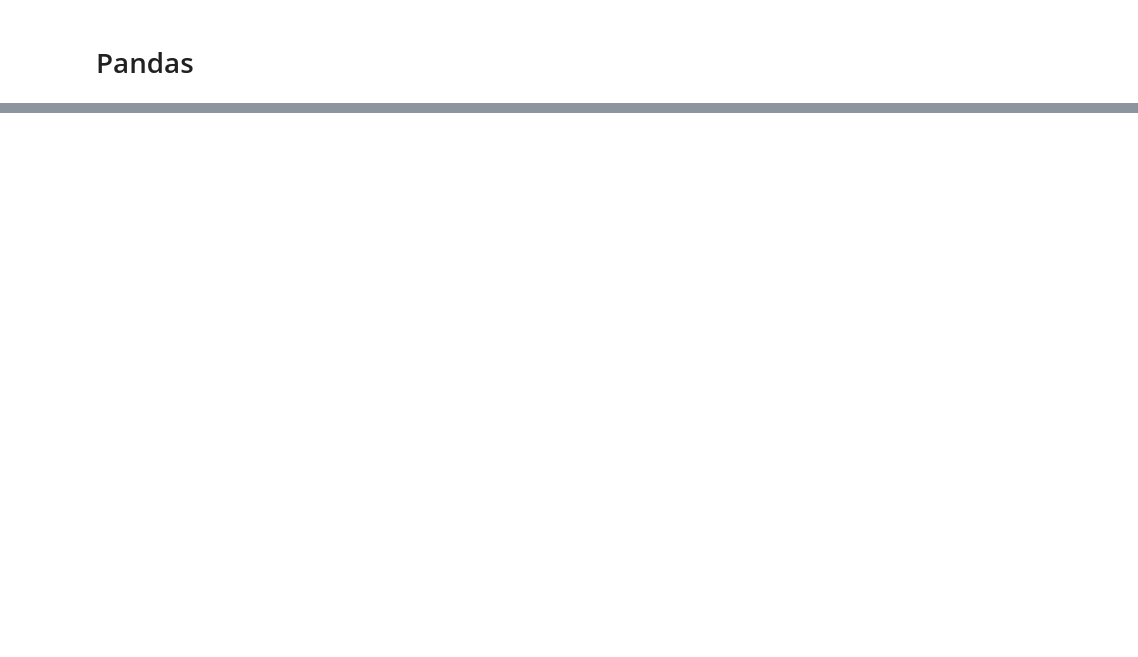
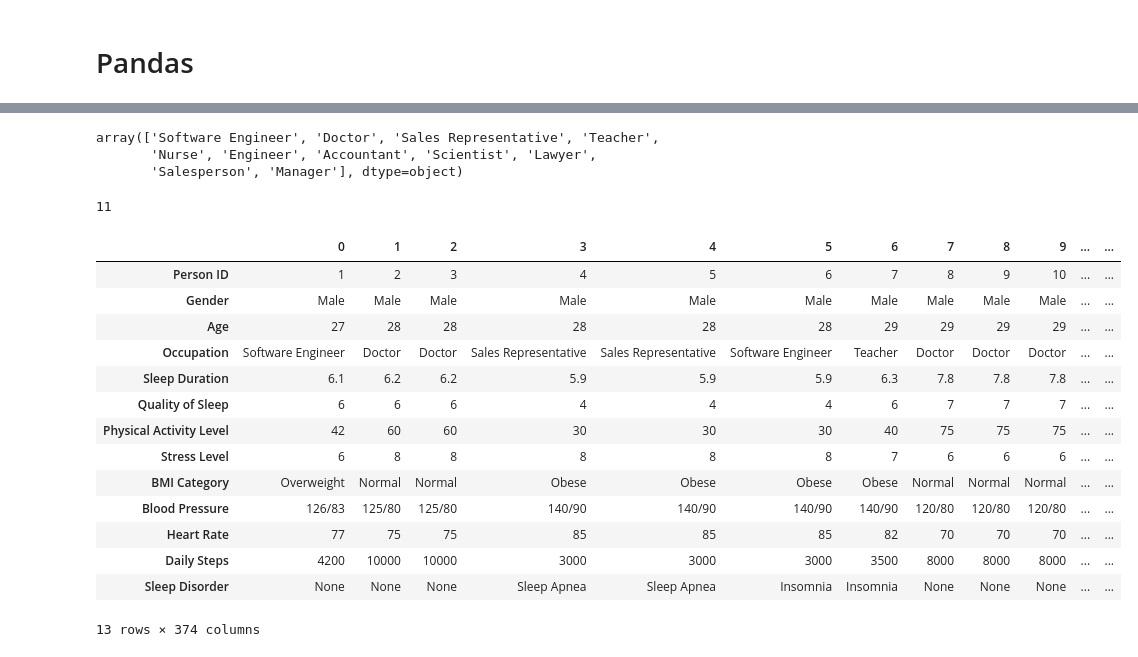
Before and after one commit to AbnGrp/DS_CC, a Jupyter notebook: Pandas/Pandas.ipynb, the cells around one changed output, grey strips where cells are left out. Saved outputs shown, nothing was run; the diff lists cells and outputs as text; code cells hidden in the pictures; blank space fills up the shorter version.

```diff
--- a/Pandas/Pandas.ipynb
+++ b/Pandas/Pandas.ipynb
@@ -20,0 +166,34 @@ df=pd.read_csv("Sleep_health_and_lifestyle_dataset.csv")
+# %%
+#Gets the unique values in a column
+
+df["Occupation"].unique()
+# %% [output]
+array(['Software Engineer', 'Doctor', 'Sales Representative', 'Teacher',
+       'Nurse', 'Engineer', 'Accountant', 'Scientist', 'Lawyer',
+       'Salesperson', 'Manager'], dtype=object)
+# %%
+#Gets the count of unique values in a column
+
+df["Occupation"].nunique()
+# %% [output]
+11
+# %%
+#Transposing our data
+
+df.T
+# %% [output]
+|  | 0 | 1 | 2 | 3 | 4 | 5 | 6 | 7 | 8 | 9 | ... | ... |
+| Person ID | 1 | 2 | 3 | 4 | 5 | 6 | 7 | 8 | 9 | 10 | ... | ... |
+| Gender | Male | Male | Male | Male | Male | Male | Male | Male | Male | Male | ... | ... |
+| Age | 27 | 28 | 28 | 28 | 28 | 28 | 29 | 29 | 29 | 29 | ... | ... |
+| Occupation | Software Engineer | Doctor | Doctor | Sales Representative | Sales Representative | Software Engineer | Teacher | Doctor | Doctor | Doctor | ... | ... |
+| Sleep Duration | 6.1 | 6.2 | 6.2 | 5.9 | 5.9 | 5.9 | 6.3 | 7.8 | 7.8 | 7.8 | ... | ... |
+| Quality of Sleep | 6 | 6 | 6 | 4 | 4 | 4 | 6 | 7 | 7 | 7 | ... | ... |
+| Physical Activity Level | 42 | 60 | 60 | 30 | 30 | 30 | 40 | 75 | 75 | 75 | ... | ... |
+| Stress Level | 6 | 8 | 8 | 8 | 8 | 8 | 7 | 6 | 6 | 6 | ... | ... |
+| BMI Category | Overweight | Normal | Normal | Obese | Obese | Obese | Obese | Normal | Normal | Normal | ... | ... |
+| Blood Pressure | 126/83 | 125/80 | 125/80 | 140/90 | 140/90 | 140/90 | 140/90 | 120/80 | 120/80 | 120/80 | ... | ... |
+| Heart Rate | 77 | 75 | 75 | 85 | 85 | 85 | 82 | 70 | 70 | 70 | ... | ... |
+| Daily Steps | 4200 | 10000 | 10000 | 3000 | 3000 | 3000 | 3500 | 8000 | 8000 | 8000 | ... | ... |
+| Sleep Disorder | None | None | None | Sleep Apnea | Sleep Apnea | Insomnia | Insomnia | None | None | None | ... | ... |
+13 rows × 374 columns
```
Also changed, not shown: parts of 41 cells of this notebook, 2 other files.
